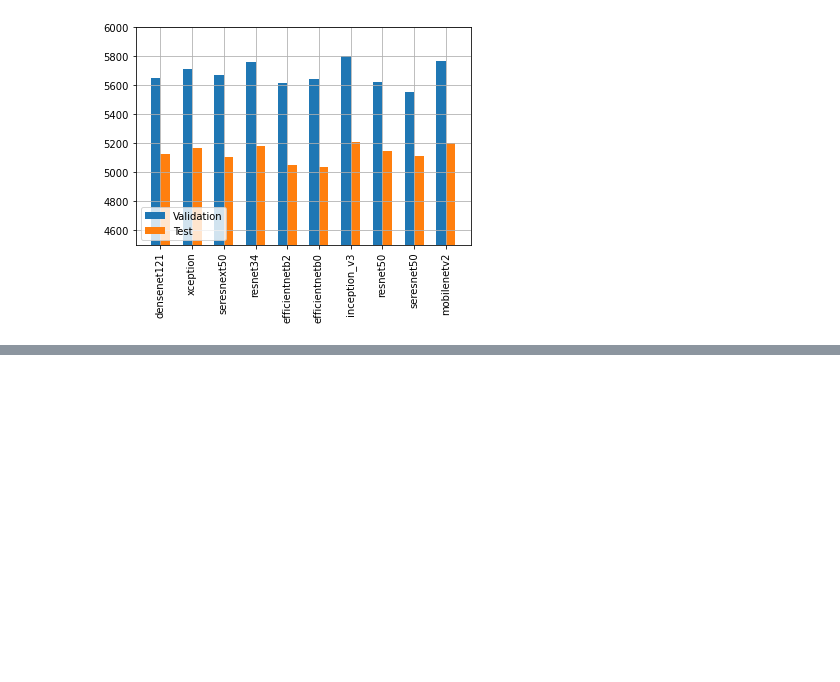
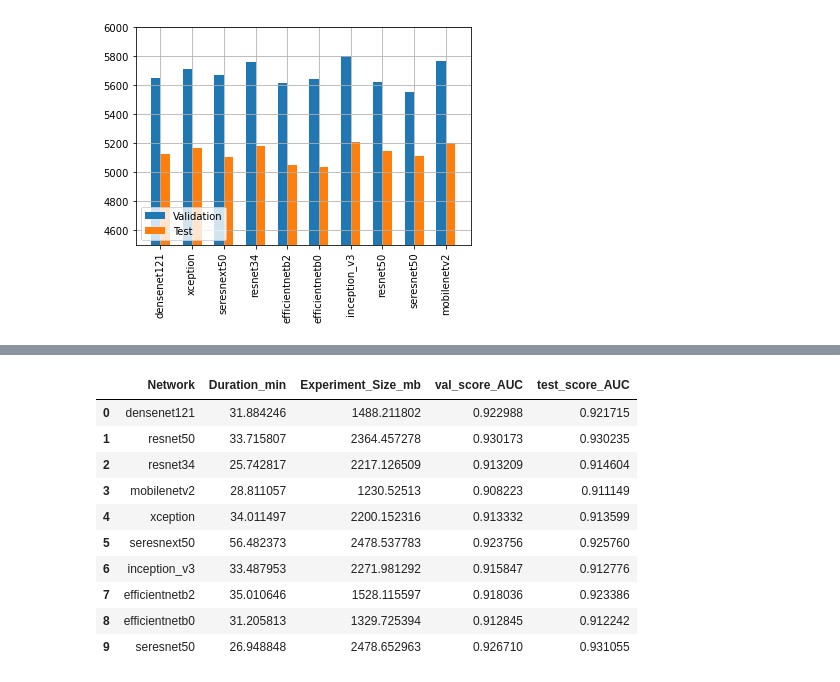
Before and after one commit to yukismd/Driverless_AI_ClientAccess, a Jupyter notebook: Experiment/dl_archtect_test_result.ipynb, the cells around one changed output, grey strips where cells are left out. Cells and saved outputs as stored; diff of their text form; code cells hidden in the pictures; blank space fills up the shorter version.

```diff
--- a/Experiment/dl_archtect_test_result.ipynb
+++ b/Experiment/dl_archtect_test_result.ipynb
@@ -162,0 +228,14 @@ plt.show()
+# %%
+df_ph[['Network','Duration_min','Experiment_Size_mb','val_score_AUC','test_score_AUC']]
+# %% [output]
+|  | Network | Duration_min | Experiment_Size_mb | val_score_AUC | test_score_AUC |
+| 0 | densenet121 | 31.884246 | 1488.211802 | 0.922988 | 0.921715 |
+| 1 | resnet50 | 33.715807 | 2364.457278 | 0.930173 | 0.930235 |
+| 2 | resnet34 | 25.742817 | 2217.126509 | 0.913209 | 0.914604 |
+| 3 | mobilenetv2 | 28.811057 | 1230.52513 | 0.908223 | 0.911149 |
+| 4 | xception | 34.011497 | 2200.152316 | 0.913332 | 0.913599 |
+| 5 | seresnext50 | 56.482373 | 2478.537783 | 0.923756 | 0.925760 |
+| 6 | inception_v3 | 33.487953 | 2271.981292 | 0.915847 | 0.912776 |
+| 7 | efficientnetb2 | 35.010646 | 1528.115597 | 0.918036 | 0.923386 |
+| 8 | efficientnetb0 | 31.205813 | 1329.725394 | 0.912845 | 0.912242 |
+| 9 | seresnet50 | 26.948848 | 2478.652963 | 0.926710 | 0.931055 |
```
Also changed, not shown: parts of 28 cells of this notebook.
